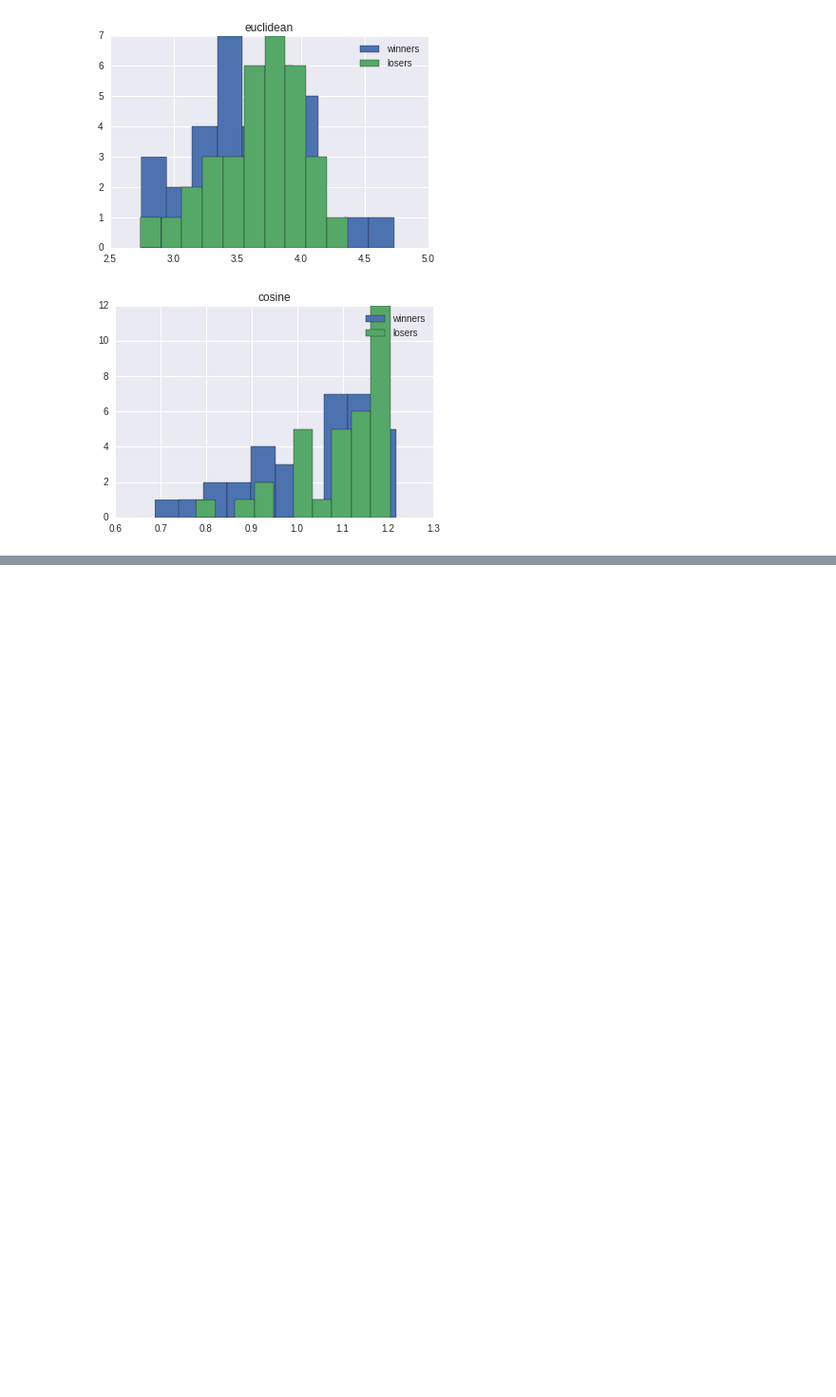
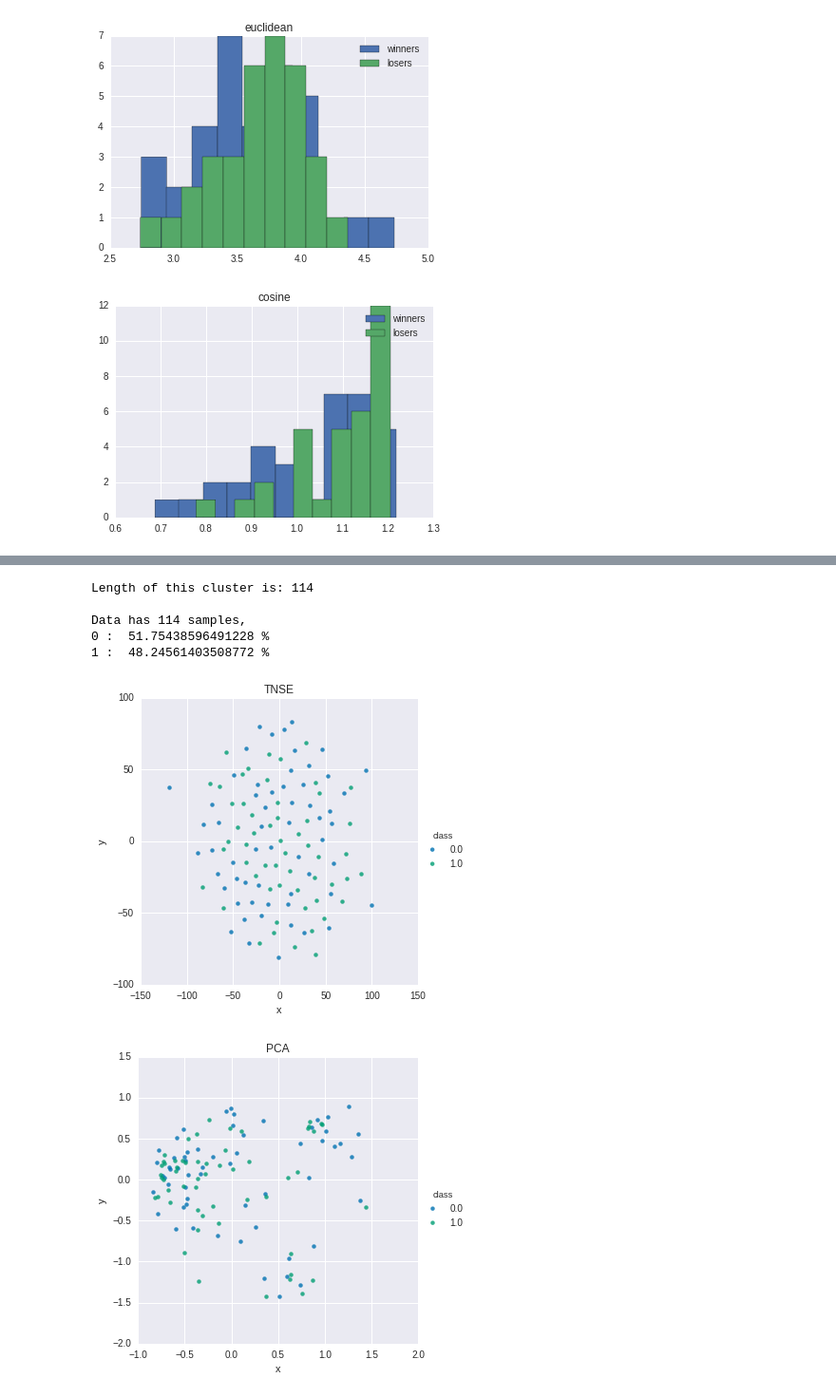
Before and after one commit to omid55/teams_in_games, a Jupyter notebook: Experiment2_prediction_before_game/clustering_and_classification_of_champion_indices_before_game_complete_collected_data.ipynb, the cells around one changed output, grey strips where cells are left out. Shown at 95% size. Saved outputs shown, nothing was run; the diff lists cells and outputs as text; code cells hidden in the pictures; blank space fills up the shorter version.

```diff
--- a/Experiment2_prediction_before_game/clustering_and_classification_of_champion_indices_before_game_complete_collected_data.ipynb
+++ b/Experiment2_prediction_before_game/clustering_and_classification_of_champion_indices_before_game_complete_collected_data.ipynb
@@ -568,0 +745,15 @@ plot_diversity(good_cluster_data, metric='cosine')
+# %%
+idx = np.where(clustering.labels_==5)[0]
+print('Length of this cluster is:', len(idx),'\n')
+dtt = np.column_stack((X[idx,:], y[idx]))
+c5 = pd.DataFrame(dtt, columns=dataset.columns)
+print_class_ratio(c5)
+plot_data(c5)
+# %% [output]
+Length of this cluster is: 114
+
+Data has 114 samples,
+0 :  51.75438596491228 %
+1 :  48.24561403508772 %
+[figure, added]
+[figure, added]
```
Also changed, not shown: parts of 28 cells of this notebook, 23 other files.
